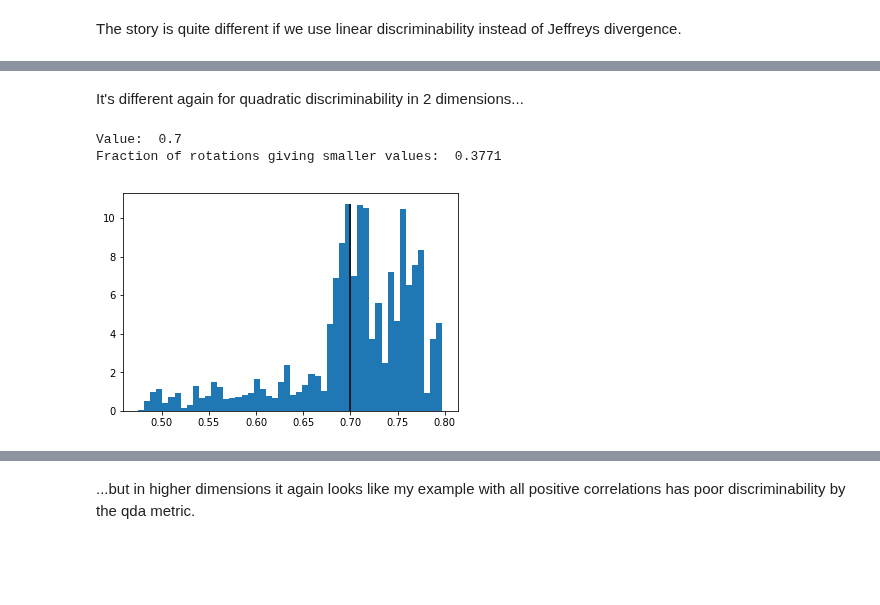
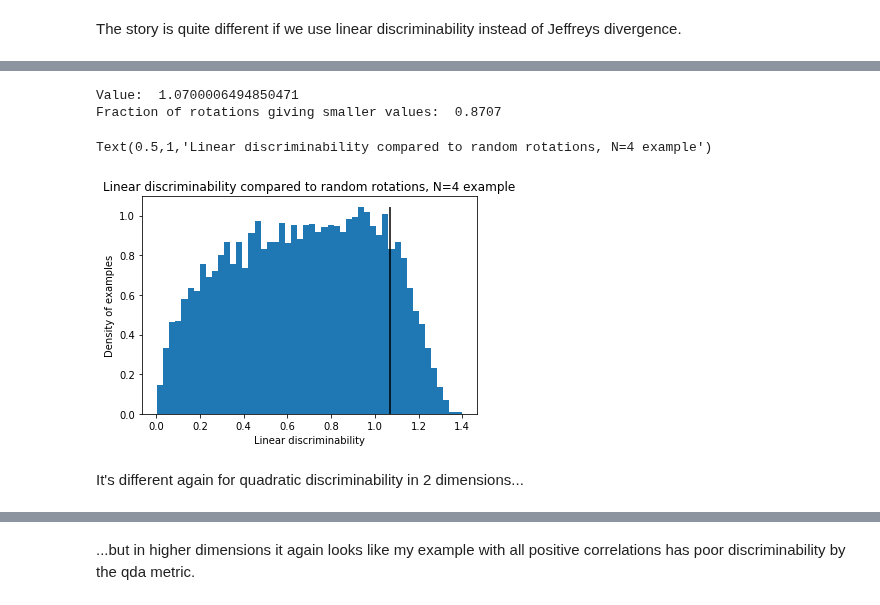
Before and after one commit to BouchardLab/noise_correlations, a Jupyter notebook: notebooks/null_models.ipynb, the cells around one changed output, grey strips where cells are left out. Drawn from its saved outputs; the diff is of its cells as text; code cells hidden in the pictures; blank space fills up the shorter version.

```diff
--- a/notebooks/null_models.ipynb
+++ b/notebooks/null_models.ipynb
@@ -134,8 +139,12 @@ Fraction of rotations giving smaller values:  0.8682
+# %%
+lindis, frac, ax = null_models.rot_plot_data(x4d, y4d, measure = discriminability.linear_discriminability_data)
+ax.set_xlabel('Linear discriminability')
+ax.set_ylabel('Density of examples')
+ax.set_title('Linear discriminability compared to random rotations, N=4 example')
+# %% [output]
+Value:  1.0700006494850471
+Fraction of rotations giving smaller values:  0.8707
+Text(0.5,1,'Linear discriminability compared to random rotations, N=4 example')
+[figure, added]
 # %% [markdown]
 It's different again for quadratic discriminability in 2 dimensions...
-# %%
-_ = null_models.rot_plot_data(x2d, y2d, measure = discriminability.qda_data)
-# %% [output]
-Value:  0.7
-Fraction of rotations giving smaller values:  0.3771
-[figure, removed]
```
Also changed, not shown: parts of 17 cells of this notebook.
